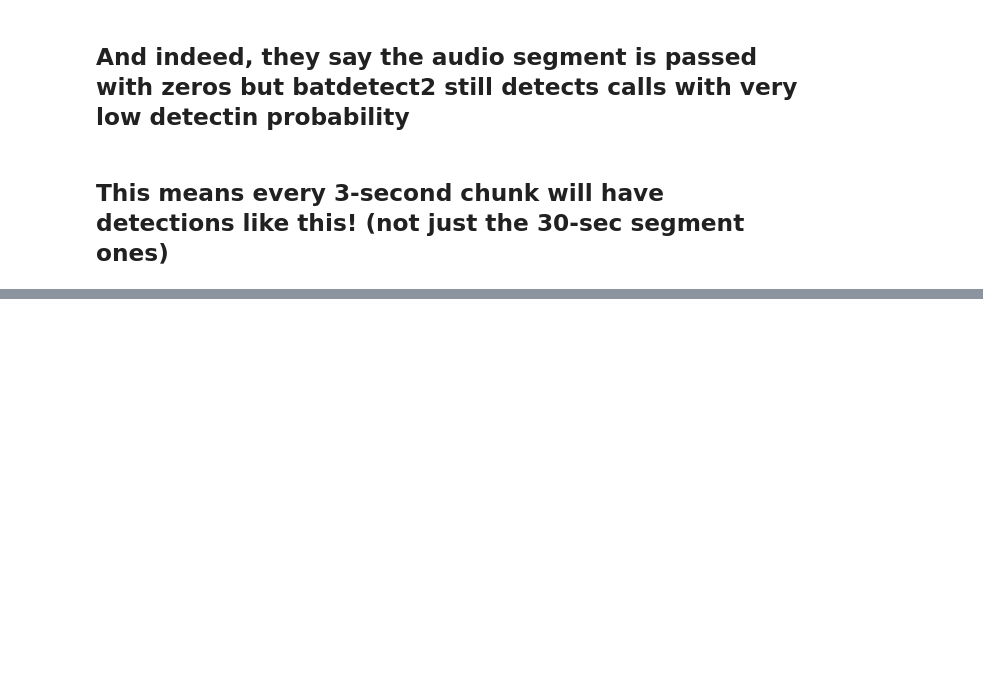
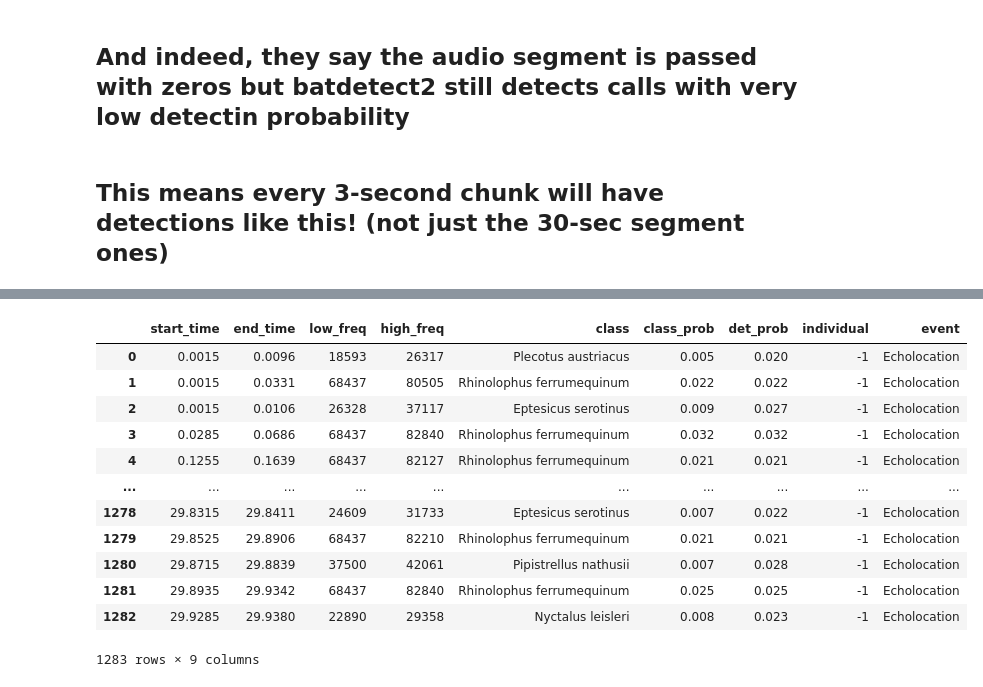
Before and after one commit to aditya-uw/bat-detector-msds, a Jupyter notebook: daily_notebooks/20250101__parallel_pipeline_debug_bd2_dets_incorrect_time.ipynb, the cells around one changed output, grey strips where cells are left out. Drawn from its saved outputs; the diff is of its cells as text; code cells hidden in the pictures; blank space fills up the shorter version.

```diff
--- a/daily_notebooks/20250101__parallel_pipeline_debug_bd2_dets_incorrect_time.ipynb
+++ b/daily_notebooks/20250101__parallel_pipeline_debug_bd2_dets_incorrect_time.ipynb
@@ -628,0 +1259,23 @@ def pad_audio(
+# %%
+inscope_results = inscope_process_file(
+                    segment_example,
+                    model,
+                    config,
+                    device,
+                )
+# %%
+pd.DataFrame(inscope_results['pred_dict']['annotation'])
+# %% [output]
+|  | start_time | end_time | low_freq | high_freq | class | class_prob | det_prob | individual | event |
+| 0 | 0.0015 | 0.0096 | 18593 | 26317 | Plecotus austriacus | 0.005 | 0.020 | -1 | Echolocation |
+| 1 | 0.0015 | 0.0331 | 68437 | 80505 | Rhinolophus ferrumequinum | 0.022 | 0.022 | -1 | Echolocation |
+| 2 | 0.0015 | 0.0106 | 26328 | 37117 | Eptesicus serotinus | 0.009 | 0.027 | -1 | Echolocation |
+| 3 | 0.0285 | 0.0686 | 68437 | 82840 | Rhinolophus ferrumequinum | 0.032 | 0.032 | -1 | Echolocation |
+| 4 | 0.1255 | 0.1639 | 68437 | 82127 | Rhinolophus ferrumequinum | 0.021 | 0.021 | -1 | Echolocation |
+| ... | ... | ... | ... | ... | ... | ... | ... | ... | ... |
+| 1278 | 29.8315 | 29.8411 | 24609 | 31733 | Eptesicus serotinus | 0.007 | 0.022 | -1 | Echolocation |
+| 1279 | 29.8525 | 29.8906 | 68437 | 82210 | Rhinolophus ferrumequinum | 0.021 | 0.021 | -1 | Echolocation |
+| 1280 | 29.8715 | 29.8839 | 37500 | 42061 | Pipistrellus nathusii | 0.007 | 0.028 | -1 | Echolocation |
+| 1281 | 29.8935 | 29.9342 | 68437 | 82840 | Rhinolophus ferrumequinum | 0.025 | 0.025 | -1 | Echolocation |
+| 1282 | 29.9285 | 29.9380 | 22890 | 29358 | Nyctalus leisleri | 0.008 | 0.023 | -1 | Echolocation |
+1283 rows × 9 columns
```
Also changed, not shown: parts of 26 cells of this notebook.
